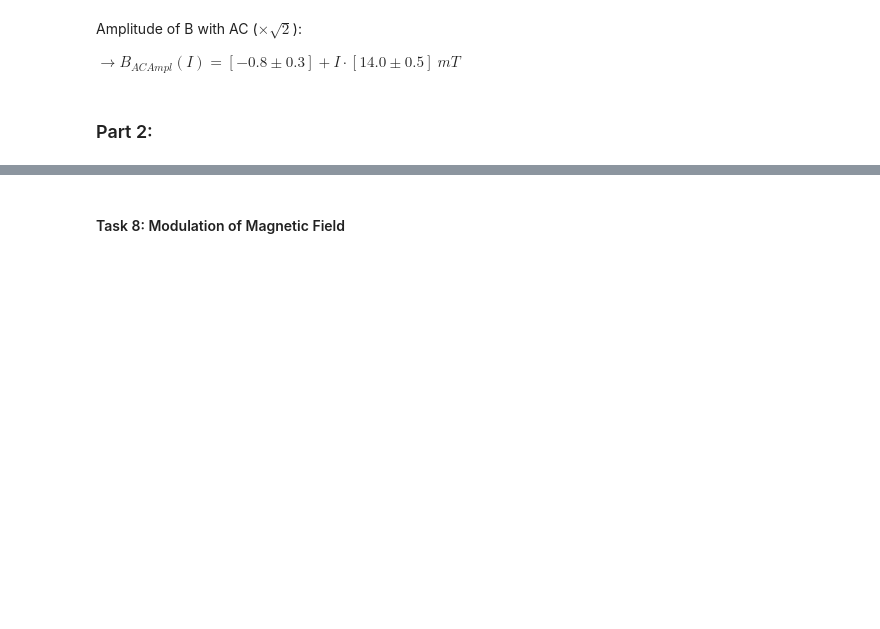
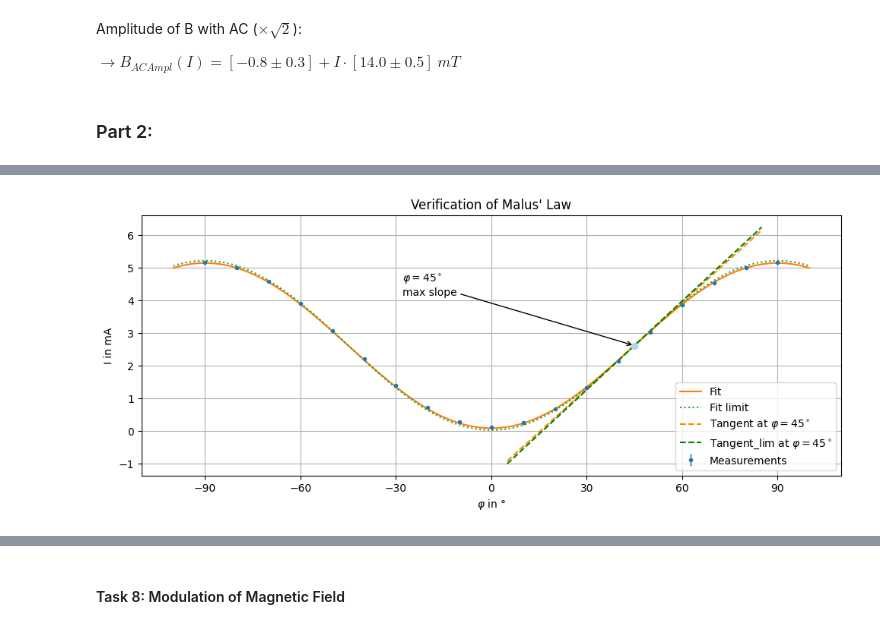
Before and after one commit to cembomembo/FP-Faraday, a Jupyter notebook: Evaluation/evaluation.ipynb, the cells around one changed output, grey strips where cells are left out. Drawn from its saved outputs; the diff is of its cells as text; code cells hidden in the pictures; blank space fills up the shorter version.

```diff
--- a/Evaluation/evaluation.ipynb
+++ b/Evaluation/evaluation.ipynb
@@ -181,0 +229,90 @@ I_par_err = np.abs(np.min(y_fit_grenz(x_fit)) - np.min(y_fit(x_fit)))
+# %%
+plt.figure(figsize=(10., 4.2))
+plt.errorbar(I_phi[0],I_phi[1],yerr=0.01, fmt='.', capsize=1, elinewidth=1, label='Measurements')# xerr=0.01, line_style='dashed' )
+plt.ylabel(r'I in mA')
+plt.xlabel(r"$\varphi$ in °")
+
+# Manual fit cos(phi):
+
+I0_fit = 5.07
+I0_fit_grenz = 5.2
+
+
+x_fit = np.linspace(-100,100,1000)
+def y_fit(x):
+    x = x*2*np.pi/360
+    return I0_fit*np.cos(x+np.pi/2)**2 + 0.08
+plt.plot(x_fit,y_fit(x_fit),'-', label='Fit')
+
+def y_fit_grenz(x):
+    x = x*2*np.pi/360
+    return I0_fit_grenz*np.cos(x+np.pi/2)**2+0.02
+plt.plot(x_fit,y_fit_grenz(x_fit),':', label='Fit limit')
+
+#----------------- Insertion of code for the slope at 45° ------------------#
+
+# Tangential fit at 45°
+phi_deg = x_fit
+
+phi0_deg = 45.0
+I_wp = I0_fit * np.cos(np.deg2rad(phi0_deg))**2 +0.08
+I_wp_grenz = I0_fit_grenz * np.cos(np.deg2rad(phi0_deg))**2 +0.02
+
+# Derivative: d/dphi [I0 cos^2(phi)] = -I0 sin(2phi), with phi in radians
+slope_per_rad = I0_fit * np.sin(2 * np.deg2rad(phi0_deg))  # = -I0 at 45°
+slope_per_rad_grenz = I0_fit_grenz * np.sin(2 * np.deg2rad(phi0_deg))  # = -I0 at -45°
+
+# Tangent line around 45°
+phi_tan_deg = np.linspace(phi0_deg-40, phi0_deg+40, 250)
+I_tan = I_wp + slope_per_rad * np.deg2rad(phi_tan_deg - phi0_deg)
+I_tan_grenz = I_wp_grenz + slope_per_rad_grenz * np.deg2rad(phi_tan_deg - phi0_deg)
+
+plt.plot(phi_tan_deg, I_tan, "--", label=r"Tangent at $\varphi=45^\circ$", color='darkorange')
+
+plt.plot(phi_tan_deg, I_tan_grenz, "--", label=r"Tangent_lim at $\varphi=45^\circ$", color='green')
+
+
+# Mark and annotate working point
+plt.scatter([phi0_deg], [I_wp], zorder=5, color='lightblue')
+plt.annotate(
+    r"$\varphi=45^\circ$" "\n" r"max slope",
+    xy=(phi0_deg, I_wp),
+    xytext=(-28, 0.82 * I0_fit),
+    arrowprops=dict(arrowstyle="->"),
+    fontsize=10
+)
+
+
+
+#----------------------- end of Insertion ----------------------------------#
+
+plt.xticks(np.linspace(-90,90,7))
+plt.tight_layout()
+plt.grid(True)
+plt.legend(loc=4)
+plt.title('Verification of Malus\' Law')
+plt.show()
+
+I_par = np.max(y_fit(x_fit))
+I_par = np.max(I_phi[1])
+I_par_err = np.abs(np.max(y_fit_grenz(x_fit)) - np.max(y_fit(x_fit)))
+
+I_ort = np.min(y_fit(x_fit))
+I_ort = np.min(I_phi[1])
+I_ort_err = np.abs(np.min(y_fit_grenz(x_fit)) - np.min(y_fit(x_fit)))
+
+K = (I_par - I_ort)/(I_par + I_ort)
+K_err = 2/(I_par+ I_ort)**2 * np.sqrt((I_par*I_par_err)**2+(I_ort*I_ort_err)**2)
+
+G = I_par/I_ort
+G_err = G*np.sqrt((I_ort_err/I_ort)**2+(I_par_err/I_par)**2)
+
+print('\033[1m'+'RESULTS:'+'\033[0m')
+print(r'$I_{\parallel}$',np.round(I_par,2),'+-',np.round(np.abs(I_par_err),2))
+print(r'$I_{\perp}$',np.round(I_ort,2),'+-',np.round(np.abs(I_ort_err),2))
+print('G-spot: G=',np.round(G,2),'+-',np.round(np.abs(G_err),2))
+print('Contrast: K=',np.round(K,2),'+-',np.round(np.abs(K_err),2),'\n')
+
+print('dI/dphi =', np.round(slope_per_rad,2), '+-', np.round(np.abs(slope_per_rad-slope_per_rad_grenz),2),'mA/°')
+# %% [output]
+[figure, added]
```
Also changed, not shown: parts of 5 cells of this notebook.
